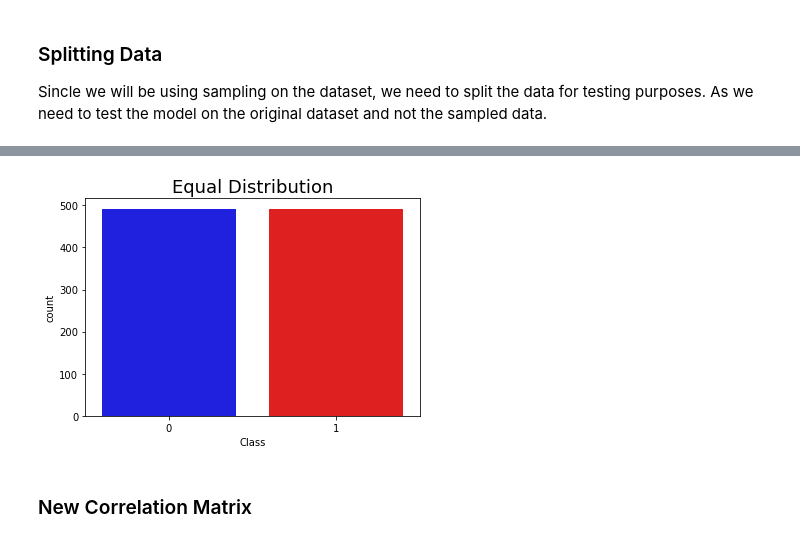
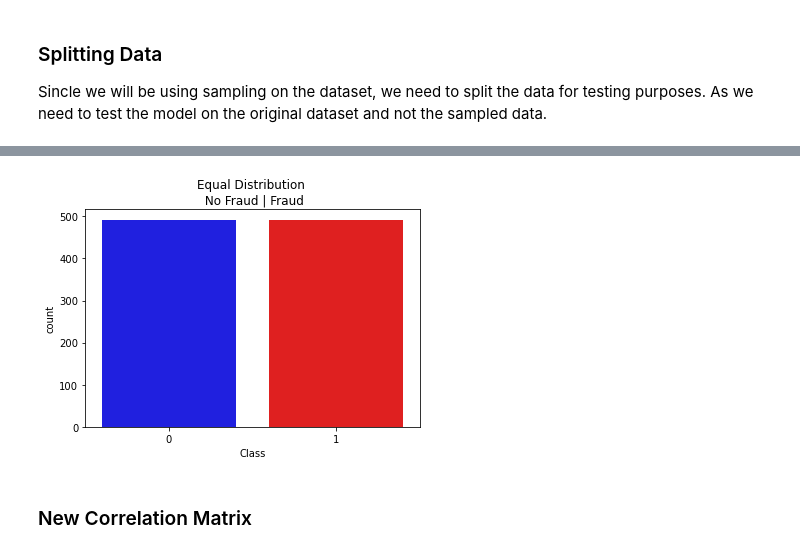
Before and after one commit to KunalGehlot/Predicting-Anamolies-in-Transactional-Data, a Jupyter notebook: src/main.ipynb, the cells around one changed output, grey strips where cells are left out. Cells and saved outputs as stored; diff of their text form; code cells hidden in the pictures.

```diff
--- a/src/main.ipynb
+++ b/src/main.ipynb
@@ -267,10 +267,10 @@ new_df.head()
 5 rows × 31 columns
 # %%
 sns.countplot('Class', data = new_df, palette=colors)
-plt.title('Equal Distribution', fontsize = 18)
+plt.title('Equal Distribution \n No Fraud | Fraud')
 plt.show()
 # %% [output]
-[figure, old version]
+[figure, new version]
 # %% [markdown]
 ### New Correlation Matrix
 # %%
```
Also changed, not shown: parts of 6 cells of this notebook, 4 other files.
